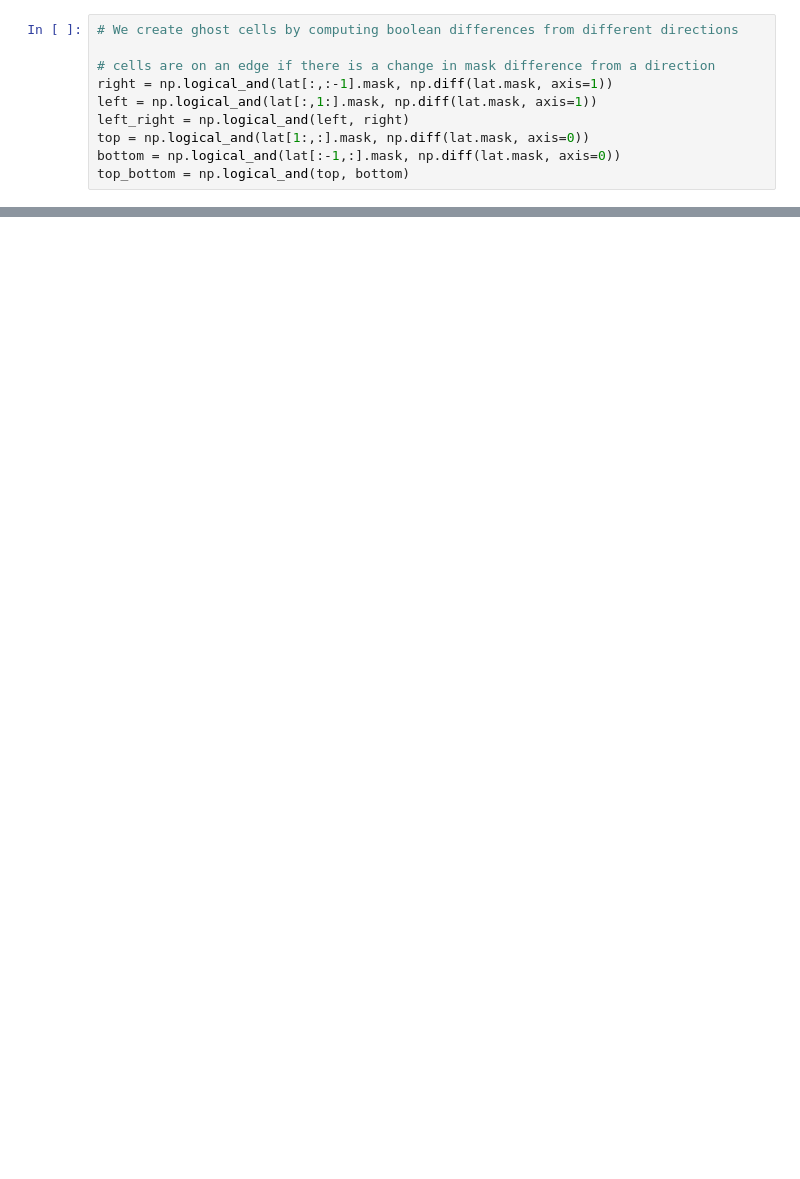
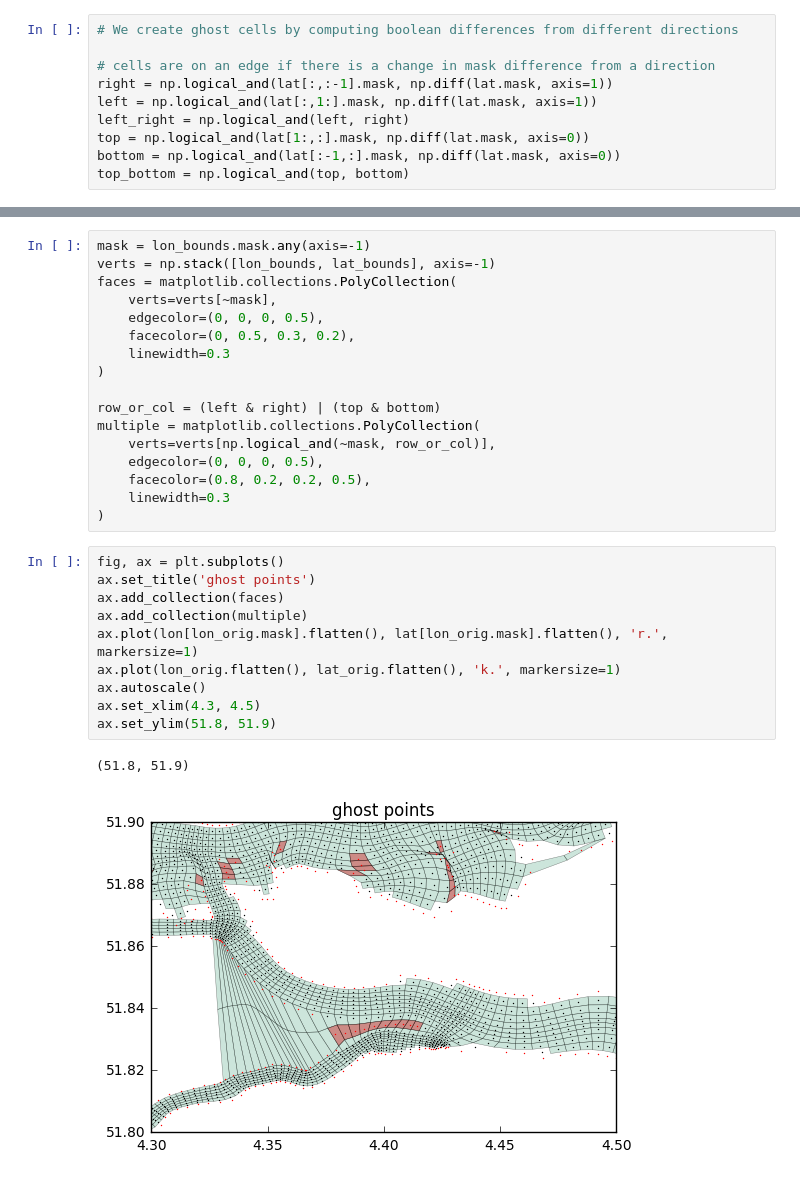
Before and after one commit to openearth/notebooks, a Jupyter notebook: curvilinear_grid_fill.ipynb, the cells around one changed output, grey strips where cells are left out. Saved outputs shown, nothing was run; the diff lists cells and outputs as text; blank space fills up the shorter version.

```diff
--- a/curvilinear_grid_fill.ipynb
+++ b/curvilinear_grid_fill.ipynb
@@ -150,0 +204,30 @@ bokeh.io.show(figure)
+# %%
+mask = lon_bounds.mask.any(axis=-1)
+verts = np.stack([lon_bounds, lat_bounds], axis=-1)
+faces = matplotlib.collections.PolyCollection(
+    verts=verts[~mask],
+    edgecolor=(0, 0, 0, 0.5),
+    facecolor=(0, 0.5, 0.3, 0.2),
+    linewidth=0.3
+)
+
+row_or_col = (left & right) | (top & bottom)
+multiple = matplotlib.collections.PolyCollection(
+    verts=verts[np.logical_and(~mask, row_or_col)],
+    edgecolor=(0, 0, 0, 0.5),
+    facecolor=(0.8, 0.2, 0.2, 0.5),
+    linewidth=0.3
+)
+# %%
+fig, ax = plt.subplots()
+ax.set_title('ghost points')
+ax.add_collection(faces)
+ax.add_collection(multiple)
+ax.plot(lon[lon_orig.mask].flatten(), lat[lon_orig.mask].flatten(), 'r.', markersize=1)
+ax.plot(lon_orig.flatten(), lat_orig.flatten(), 'k.', markersize=1)
+ax.autoscale()
+ax.set_xlim(4.3, 4.5)
+ax.set_ylim(51.8, 51.9)
+# %% [output]
+(51.8, 51.9)
+[figure, added]
```
Also changed, not shown: parts of 14 cells of this notebook.
